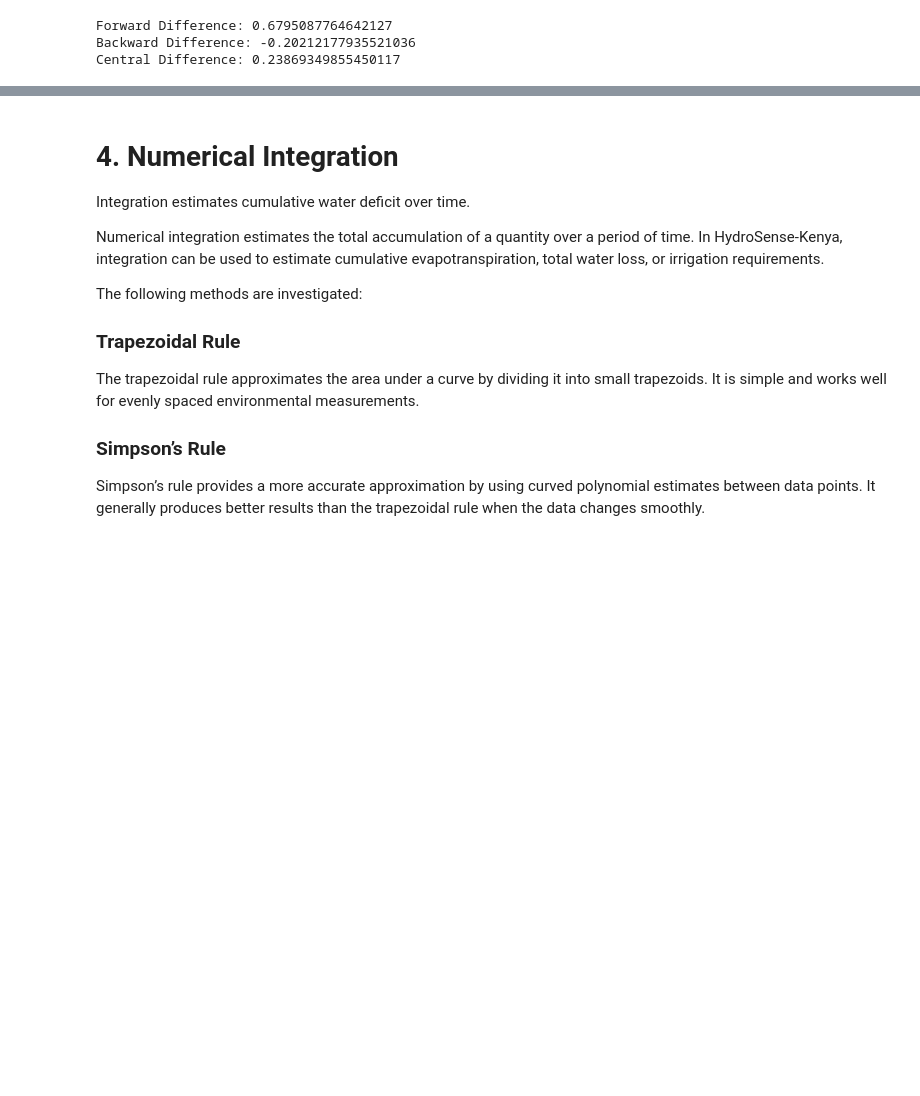
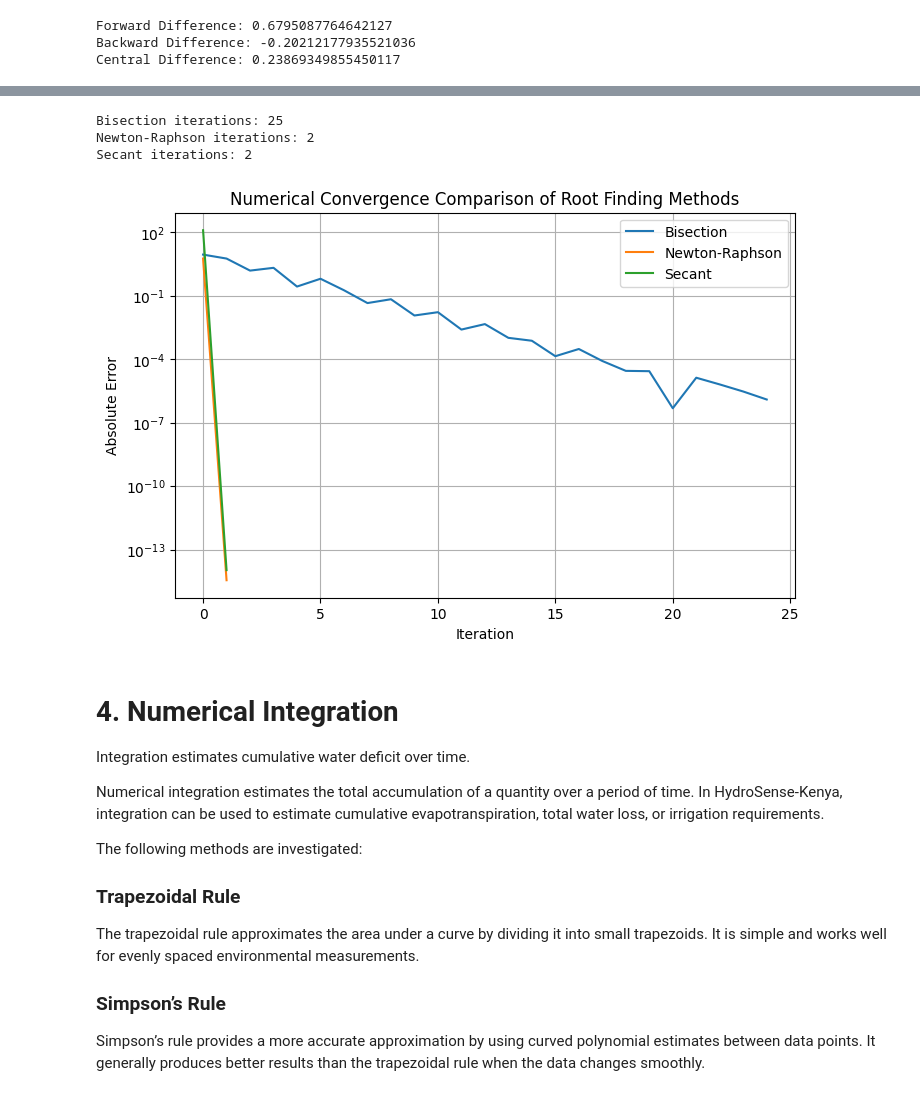
Before and after one commit to Fel-ixs/HydroSense-kenya-CS-, a Jupyter notebook: Hydrosense -Kenya/notebooks/Level_3_Numerical_Methods.ipynb, the cells around one changed output, grey strips where cells are left out. Drawn from its saved outputs; the diff is of its cells as text; code cells hidden in the pictures; blank space fills up the shorter version.

```diff
--- a/Hydrosense -Kenya/notebooks/Level_3_Numerical_Methods.ipynb
+++ b/Hydrosense -Kenya/notebooks/Level_3_Numerical_Methods.ipynb
@@ -235,3 +336,77 @@ Central Difference: 0.23869349855450117
+# %%
+# Generate convergence history
+
+
+bisection_error = bisection_convergence(
+    irrigation_function,
+    0,
+    20
+)
+
+
+newton_error = newton_convergence(
+    irrigation_function,
+    irrigation_derivative,
+    5
+)
+
+
+secant_error = secant_convergence(
+    irrigation_function,
+    0,
+    50
+)
+
+
+
+print("Bisection iterations:",len(bisection_error))
+
+print("Newton-Raphson iterations:",len(newton_error))
+
+print("Secant iterations:",len(secant_error))
+# %% [output]
+Bisection iterations: 25
+Newton-Raphson iterations: 2
+Secant iterations: 2
+# %%
+plt.figure(figsize=(8,5))
+
+
+plt.semilogy(
+    bisection_error,
+    label="Bisection"
+)
+
+
+plt.semilogy(
+    newton_error,
+    label="Newton-Raphson"
+)
+
+
+plt.semilogy(
+    secant_error,
+    label="Secant"
+)
+
+
+plt.xlabel("Iteration")
+
+plt.ylabel("Absolute Error")
+
+plt.title(
+    "Numerical Convergence Comparison of Root Finding Methods"
+)
+
+
+plt.legend()
+
+plt.grid()
+
+
+plt.show()
+# %% [output]
+[figure, added]
 # %% [markdown]
 # 4. Numerical Integration
 
```
Also changed, not shown: parts of 2 cells of this notebook.
